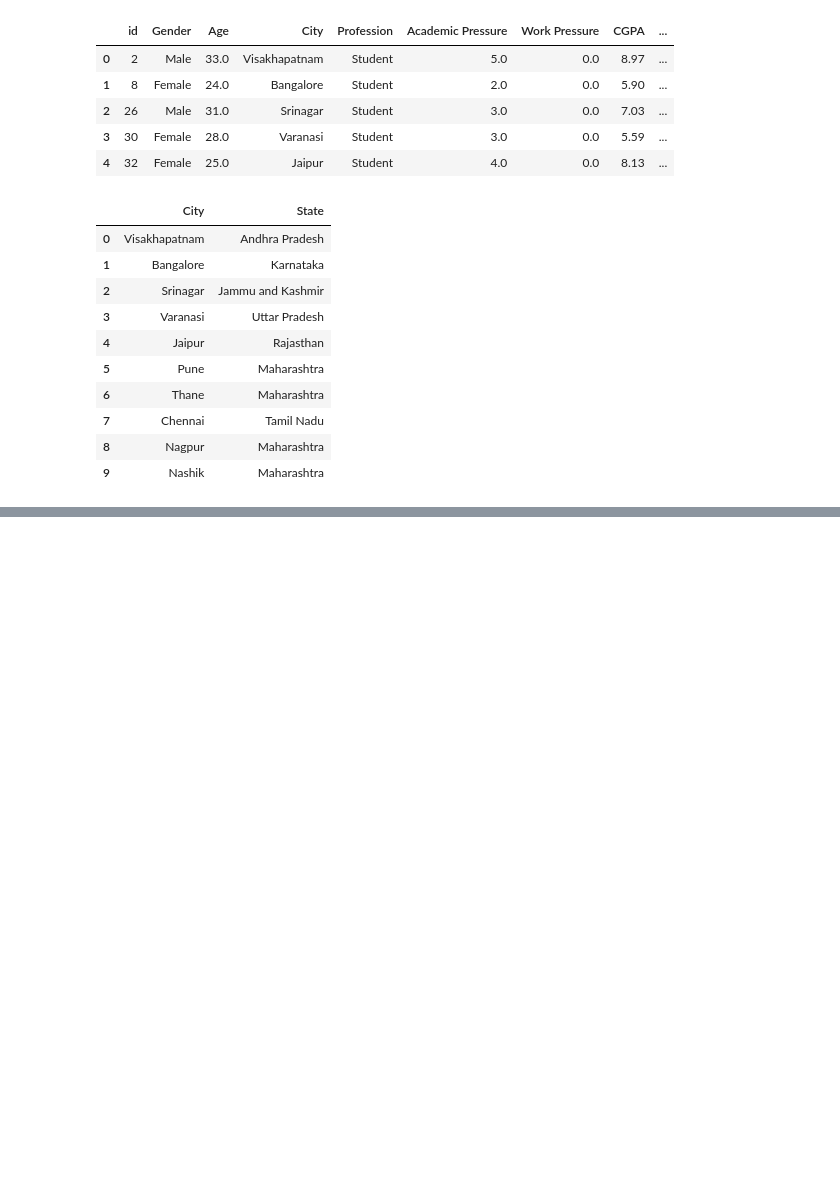
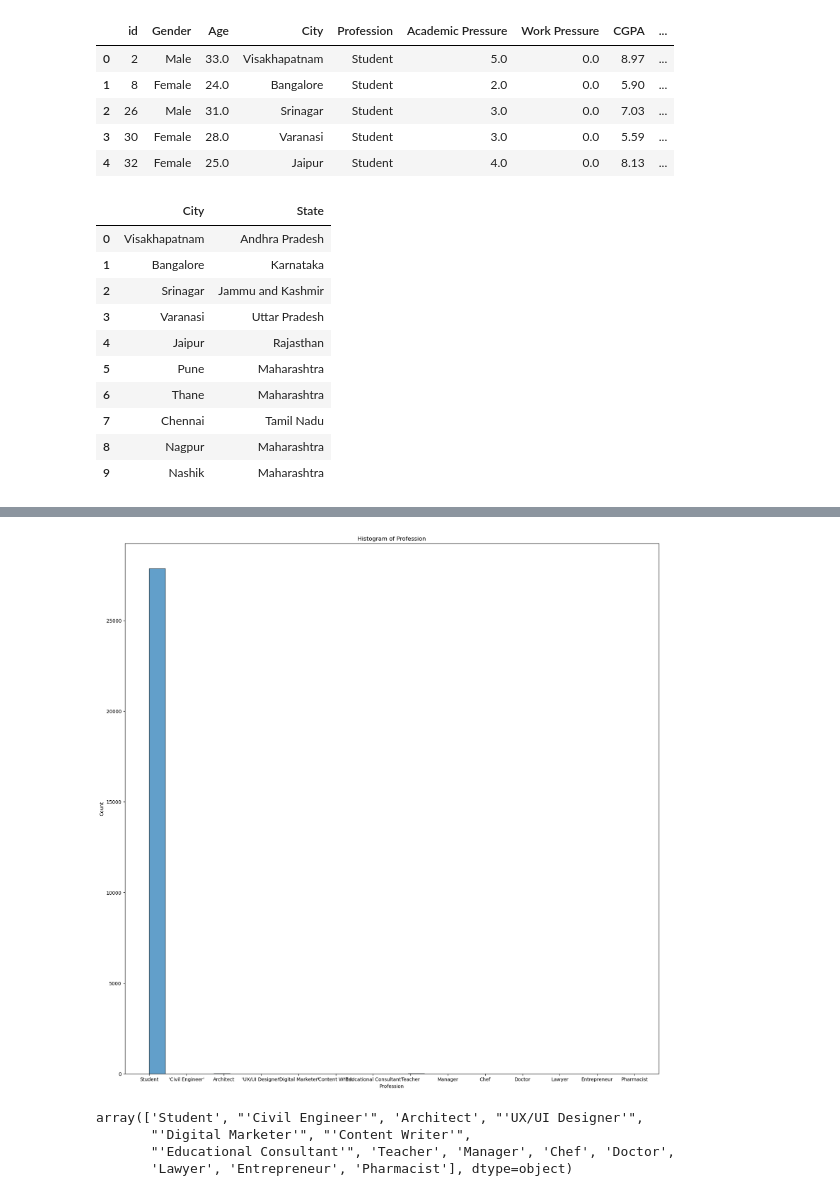
Before and after one commit to FentanesOscar/Depression-Prediction-Model, a Jupyter notebook: state column organization.ipynb, the cells around one changed output, grey strips where cells are left out. Cells and saved outputs as stored; diff of their text form; code cells hidden in the pictures; blank space fills up the shorter version.

```diff
--- a/state column organization.ipynb
+++ b/state column organization.ipynb
@@ -242,0 +275,20 @@ df['State'] = df['State'].fillna('Unknown')
+# %%
+
+plt.figure(figsize=(20, 20))
+plt.hist(df['Profession'].dropna(),        # dropna() if you want to ignore NaNs
+         bins=30,                  # number of bins (adjust as needed)
+         edgecolor='black',       # makes bar edges visible
+         alpha=0.7)               # transparency
+plt.xlabel('Profession')
+plt.ylabel('Count')
+plt.title('Histogram of Profession')
+plt.show()
+# %% [output]
+[figure, added]
+# %%
+df['Profession'].unique()
+# %% [output]
+array(['Student', "'Civil Engineer'", 'Architect', "'UX/UI Designer'",
+       "'Digital Marketer'", "'Content Writer'",
+       "'Educational Consultant'", 'Teacher', 'Manager', 'Chef', 'Doctor',
+       'Lawyer', 'Entrepreneur', 'Pharmacist'], dtype=object)
```
Also changed, not shown: parts of 16 cells of this notebook, 2 other files.
